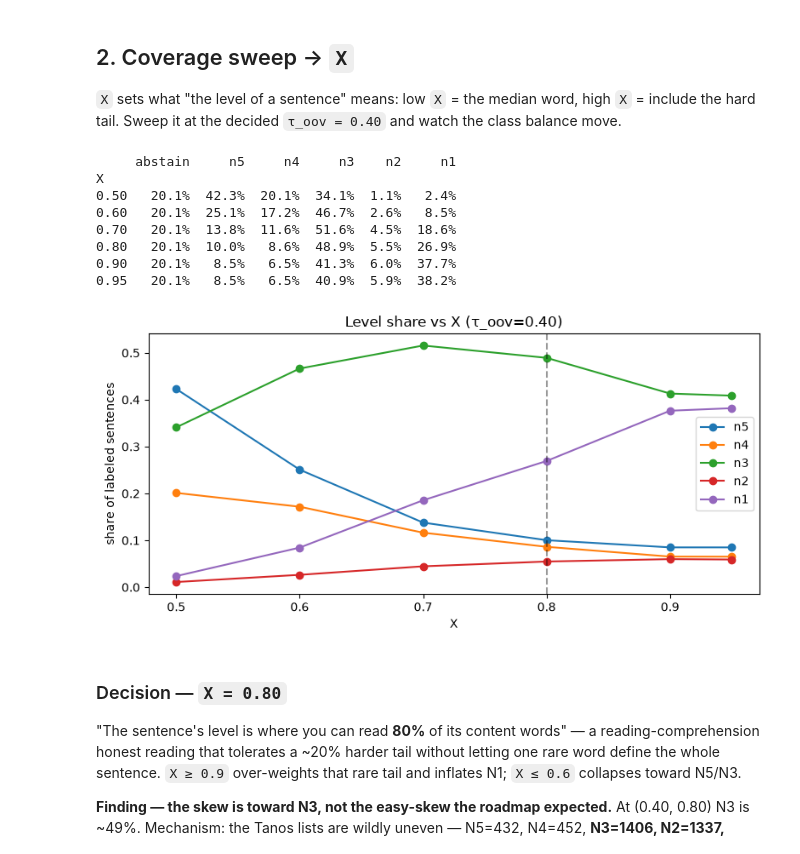
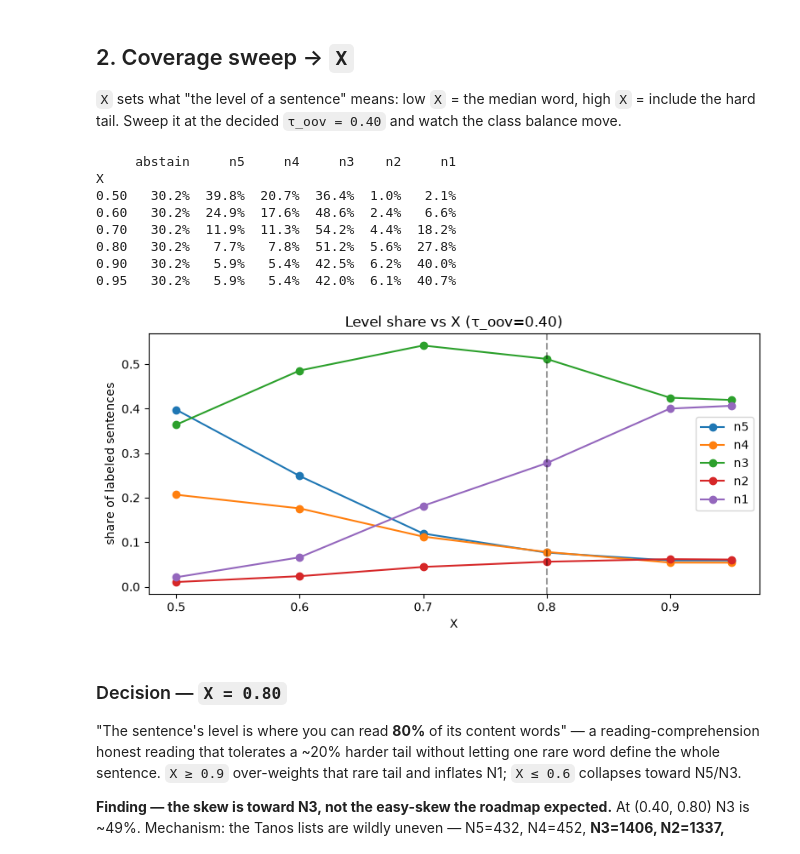
Before and after one commit to CayllahuaPedro/nihon_ai, a Jupyter notebook: ml/notebooks/jlpt_weak_labels_eda.ipynb, the cells around one changed output. Saved outputs shown, nothing was run; the diff lists cells and outputs as text; code cells hidden in the pictures.

Commit message:
chore(jlpt): regenerate weak-label EDA under n_content>=3 gate

```diff
--- a/ml/notebooks/jlpt_weak_labels_eda.ipynb
+++ b/ml/notebooks/jlpt_weak_labels_eda.ipynb
@@ -30,10 +30,10 @@ print(f"{len(df):,} sentences | {has_frame.sum():,} with in-frame tokens "
 # %% [output]
 248,802 sentences | 242,859 with in-frame tokens | 417 with no content words
 # %%
-def weak_label(tau_oov, X):
+def weak_label(tau_oov, X, min_content=3):
     """Vectorized twin of labeling.LabelResult.weak_label (the tested scalar source)."""
     out = np.full(len(df), -1)
-    ok = has_frame & (oov <= tau_oov)
+    ok = has_frame & (oov <= tau_oov) & (df["n_content"].to_numpy() >= min_content)
     cum = np.zeros(len(df))
     assigned = ~ok
     for i in range(5):
@@ -132,34 +132,34 @@ hard tail. Sweep it at the decided `τ_oov = 0.40` and watch the class balance m
 # %%
 TAU = 0.40
 rows = []
 for X in [0.5, 0.6, 0.7, 0.8, 0.9, 0.95]:
-    lab = weak_label(TAU, X)
+    lab = weak_label(TAU, X, min_content=3)
     kept = lab[lab >= 0]
     row = {"X": X, "abstain": f"{(lab == -1).mean():.1%}"}
     for i, l in enumerate(LEVELS):
         row[l] = f"{(kept == i).mean():.1%}"
     rows.append(row)
 sweep = pd.DataFrame(rows).set_index("X")
 print(sweep)
 
 fig, ax = plt.subplots(figsize=(8, 4))
 Xs = [0.5, 0.6, 0.7, 0.8, 0.9, 0.95]
 for i, l in enumerate(LEVELS):
-    share = [( weak_label(TAU, X)[weak_label(TAU, X) >= 0] == i).mean() for X in Xs]
+    share = [( weak_label(TAU, X, min_content=3)[weak_label(TAU, X, min_content=3) >= 0] == i).mean() for X in Xs]
     ax.plot(Xs, share, marker="o", label=l)
 ax.axvline(0.80, color="k", ls="--", alpha=.4)
 ax.set(title="Level share vs X (τ_oov=0.40)", xlabel="X", ylabel="share of labeled sentences")
 ax.legend(); plt.tight_layout(); plt.show()
 # %% [output]
      abstain     n5     n4     n3    n2     n1
 X
-0.50   20.1%  42.3%  20.1%  34.1%  1.1%   2.4%
-0.60   20.1%  25.1%  17.2%  46.7%  2.6%   8.5%
-0.70   20.1%  13.8%  11.6%  51.6%  4.5%  18.6%
-0.80   20.1%  10.0%   8.6%  48.9%  5.5%  26.9%
-0.90   20.1%   8.5%   6.5%  41.3%  6.0%  37.7%
-0.95   20.1%   8.5%   6.5%  40.9%  5.9%  38.2%
+0.50   30.2%  39.8%  20.7%  36.4%  1.0%   2.1%
+0.60   30.2%  24.9%  17.6%  48.6%  2.4%   6.6%
+0.70   30.2%  11.9%  11.3%  54.2%  4.4%  18.2%
+0.80   30.2%   7.7%   7.8%  51.2%  5.6%  27.8%
+0.90   30.2%   5.9%   5.4%  42.5%  6.2%  40.0%
+0.95   30.2%   5.9%   5.4%  42.0%  6.1%  40.7%
-[figure, old version]
+[figure, new version]
 # %% [markdown]
 ### Decision — `X = 0.80`
 "The sentence's level is where you can read **80%** of its content words" — a reading-comprehension
```
Also changed, not shown: parts of 2 cells of this notebook.
